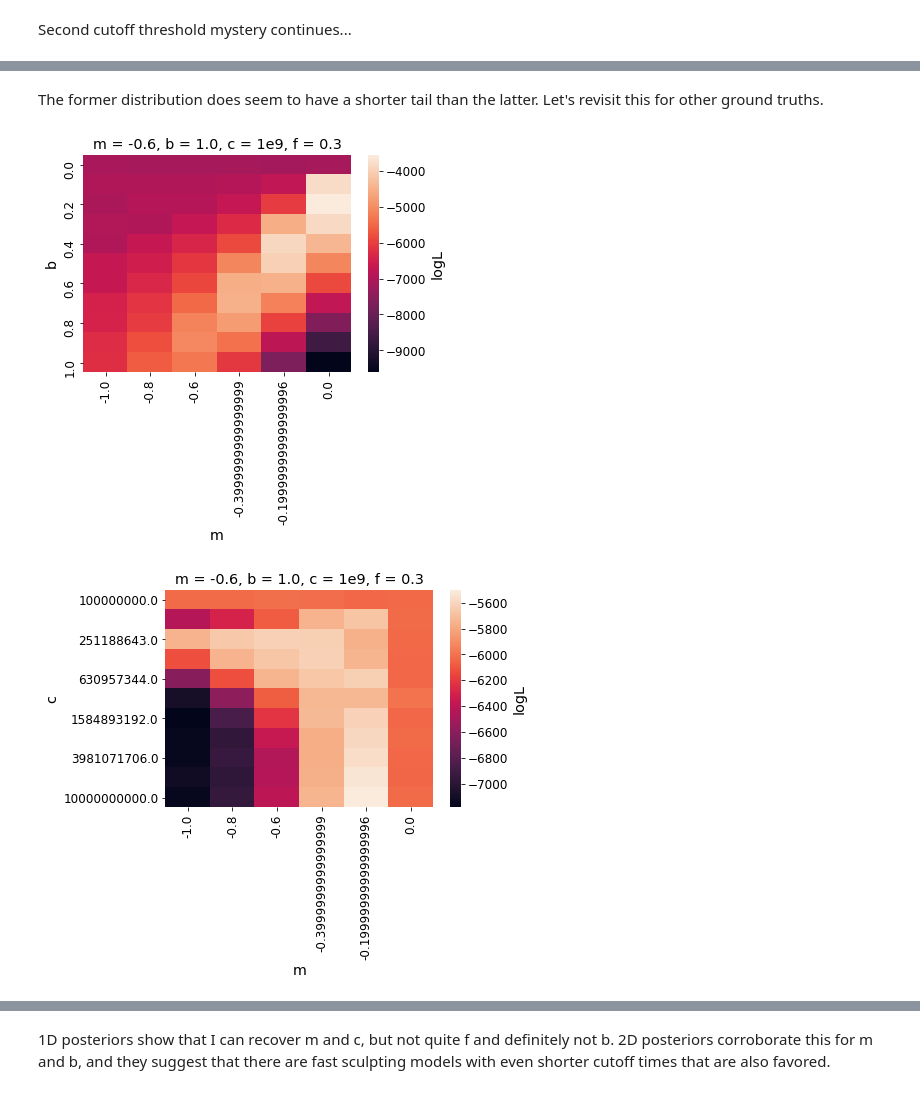
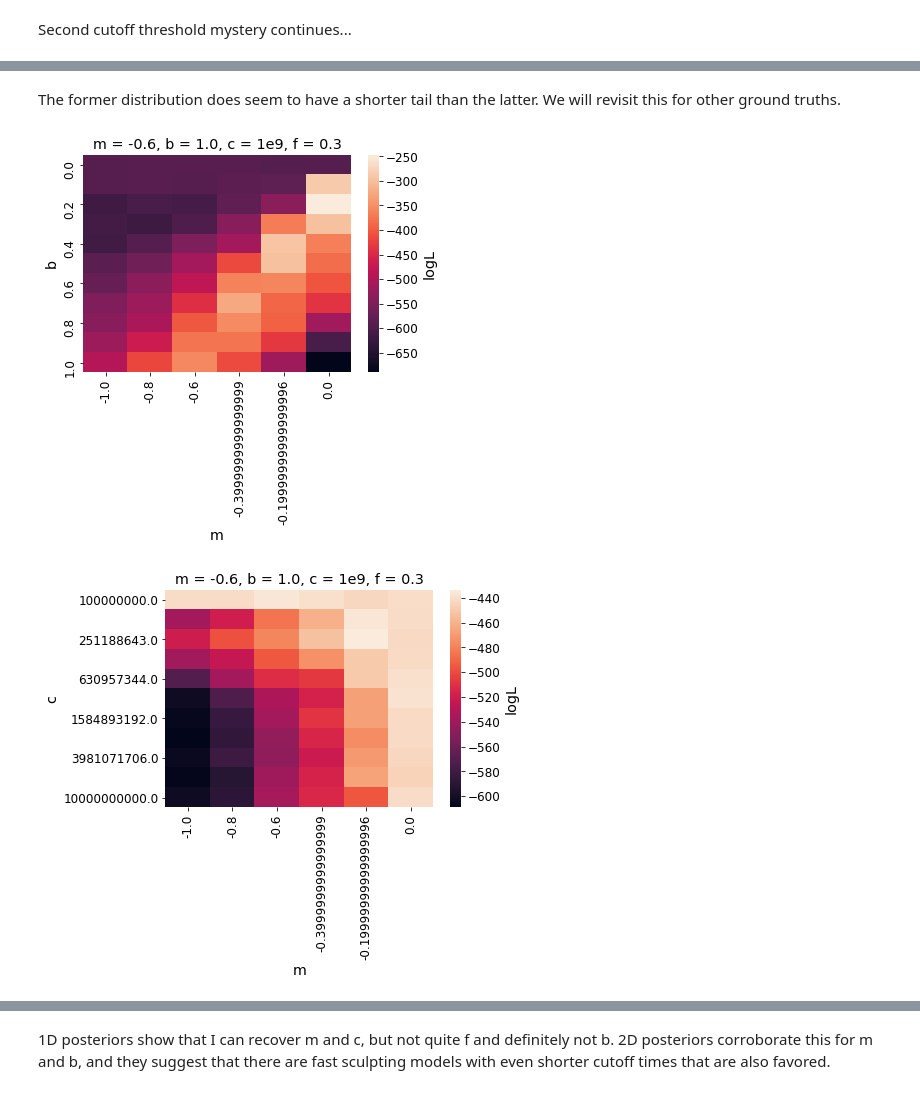
Before and after one commit to exoclam/mastrangelo, a Jupyter notebook: notebooks/injection-recovery.ipynb, the cells around one changed output, grey strips where cells are left out. Cells and saved outputs as stored; diff of their text form; code cells hidden in the pictures.

Commit message:
remade paper plots for candidacy exam

```diff
--- a/notebooks/injection-recovery.ipynb
+++ b/notebooks/injection-recovery.ipynb
@@ -798,7 +792,7 @@ for gi_m in range(6):
                         logLs.append(logL)
 
                     # keep median logL for each model
-                    median_logL = np.mean(logLs)
+                    median_logL = np.median(logLs)
                     median_arg = argmedian(logLs)
                     all_logLs.append(median_logL)
                     # append transit multiplicity of the best sample for that model
@@ -935,22 +929,24 @@ plt.show()
 # %% [markdown]
-The former distribution does seem to have a shorter tail than the latter. Let's revisit this for other ground truths.
+The former distribution does seem to have a shorter tail than the latter. We will revisit this for other ground truths.
 # %%
-piv = model_logLs.groupby(['m','b','c']).mean('logL').reset_index().groupby(['m','b']).sum('logL').reset_index()
+""""
+piv = model_logLs.groupby(['m','b']).median('logL').reset_index()
 
 piv = piv.pivot("b","m","logL") # vs logged_normalized_likelihood
 #print(np.nanmin(piv.values), np.nanmax(piv.values), np.nansum(piv.values), np.nansum(np.log(piv.values)), np.log(np.nansum(piv.values)))
 #print(np.log(np.nanmin(piv.values)), np.log(np.nanmax(piv.values)))
 
 fig, ax = plt.subplots()
 sns.heatmap(piv, yticklabels=model_logLs.b.unique().round(1), cbar_kws={'label': 'logL'})
 #sns.heatmap(piv, vmin=-455, vmax=-17.9)
 ax.set_yticks(ax.get_yticks()[::2]) # sample every other tick, for cleanness
 plt.title('m = -0.6, b = 1.0, c = 1e9, f = 0.3')
 plt.show()
+"""
 # %% [output]
-[figure, old version]
+[figure, new version]
 # %%
-piv = model_logLs.groupby(['m','b','c']).mean('logL').reset_index().groupby(['m','c']).sum('logL').reset_index()
+"""piv = model_logLs.groupby(['m','c']).median('logL').reset_index()
 
 piv = piv.pivot("c","m","logL") # vs logged_normalized_likelihood
 #print(np.nanmin(piv.values), np.nanmax(piv.values), np.nansum(piv.values), np.nansum(np.log(piv.values)), np.log(np.nansum(piv.values)))
@@ -962,5 +958,6 @@ sns.heatmap(piv, yticklabels=model_logLs.c.unique().round(1), cbar_kws={'label':
 ax.set_yticks(ax.get_yticks()[::2]) # sample every other tick, for cleanness
 plt.title('m = -0.6, b = 1.0, c = 1e9, f = 0.3')
 plt.show()
+"""
 # %% [output]
-[figure, old version]
+[figure, new version]
```
Also changed, not shown: parts of 47 cells of this notebook, 2 other files.
